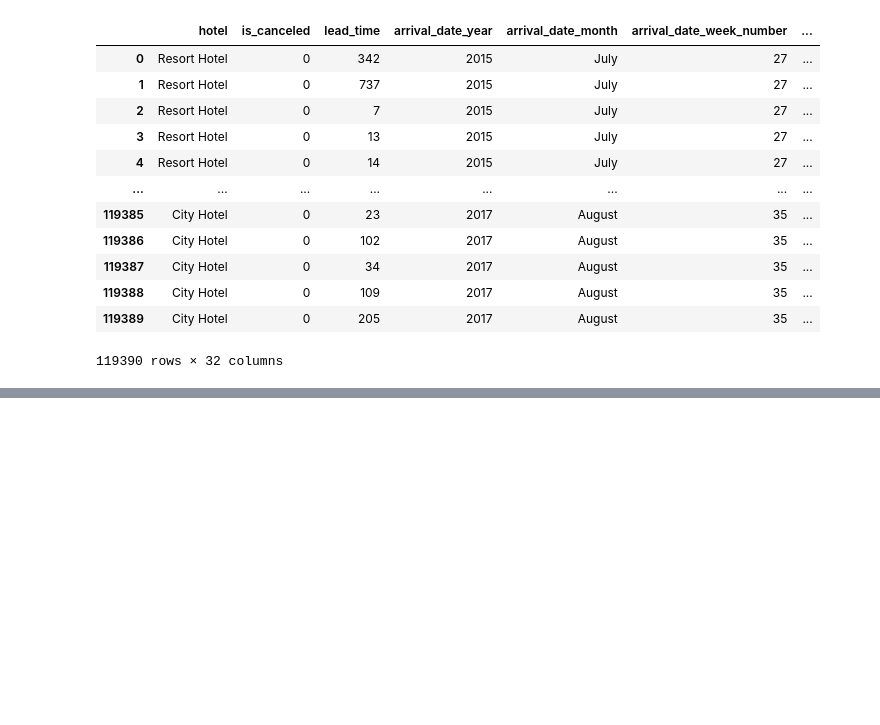
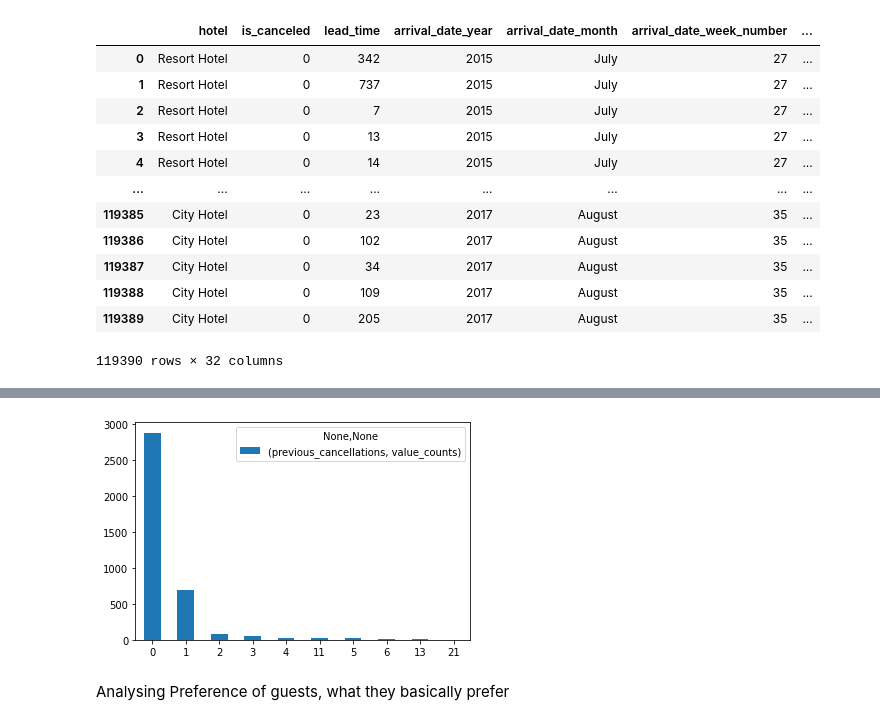
Before and after one commit to surbhikumari8431/Hotel-Booking, a Jupyter notebook: Copy_of_Hotel_Booking_Analysis_Capstone_Project.ipynb, the cells around one changed output, grey strips where cells are left out. Saved outputs shown, nothing was run; the diff lists cells and outputs as text; code cells hidden in the pictures; blank space fills up the shorter version.

```diff
--- a/Copy_of_Hotel_Booking_Analysis_Capstone_Project.ipynb
+++ b/Copy_of_Hotel_Booking_Analysis_Capstone_Project.ipynb
@@ -195,0 +334,7 @@ df
+# %%
+df[["previous_cancellations"]][df["is_repeated_guest"] == "Yes"].agg(["value_counts"]).plot(kind = "bar");
+plt.xticks(rotation = 0);
+# %% [output]
+[figure, added]
+# %% [markdown]
+Analysing Preference of guests, what they basically prefer
```
Also changed, not shown: parts of 24 cells of this notebook.
